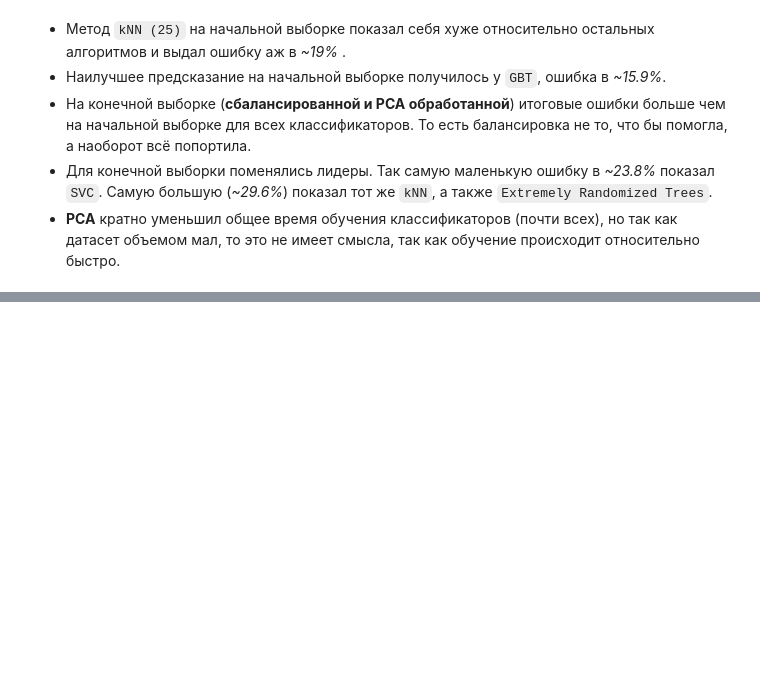
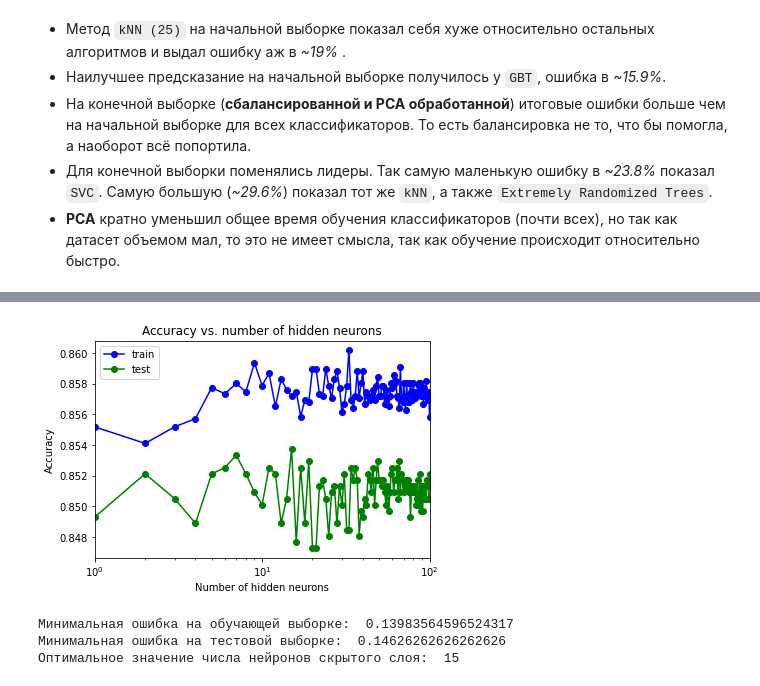
Before and after one commit to TrampI550/ML_car_insurence, a Jupyter notebook: ML_Sablin.ipynb, the cells around one changed output, grey strips where cells are left out. Saved outputs shown, nothing was run; the diff lists cells and outputs as text; code cells hidden in the pictures; blank space fills up the shorter version.

```diff
--- a/ML_Sablin.ipynb
+++ b/ML_Sablin.ipynb
@@ -837,0 +1005,23 @@ Wall time: 2.8 s
+# %%
+plt.semilogx(hidden_layer, train_acc, 'b-o', label = 'train', color="blue")
+plt.semilogx(hidden_layer, test_acc, 'r-o', label = 'test', color="green")
+plt.xlim([np.min(hidden_layer), np.max(hidden_layer)])
+plt.title('Accuracy vs. number of hidden neurons')
+plt.xlabel('Number of hidden neurons')
+plt.ylabel('Accuracy')
+plt.legend()
+pass
+# %% [output]
+[figure, added]
+# %%
+min_train_err = np.min(train_err)
+min_test_err = np.min(test_err)
+hidden_layer_opt_1 = hidden_layer[test_err == min_test_err][0]
+
+print('Минимальная ошибка на обучающей выборке: ', min_train_err)
+print('Минимальная ошибка на тестовой выборке: ', min_test_err)
+print('Оптимальное значение числа нейронов скрытого слоя: ', hidden_layer_opt_1)
+# %% [output]
+Минимальная ошибка на обучающей выборке:  0.13983564596524317
+Минимальная ошибка на тестовой выборке:  0.14626262626262626
+Оптимальное значение числа нейронов скрытого слоя:  15
```
Also changed, not shown: parts of 53 cells of this notebook.
